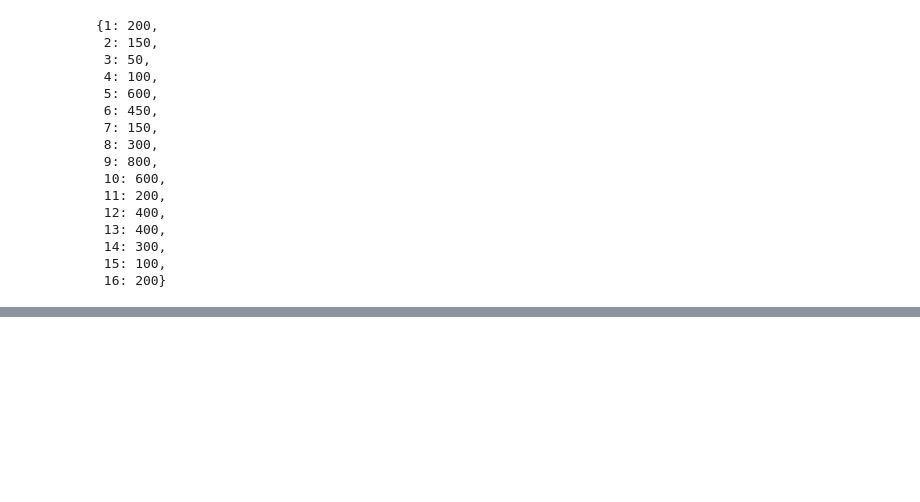
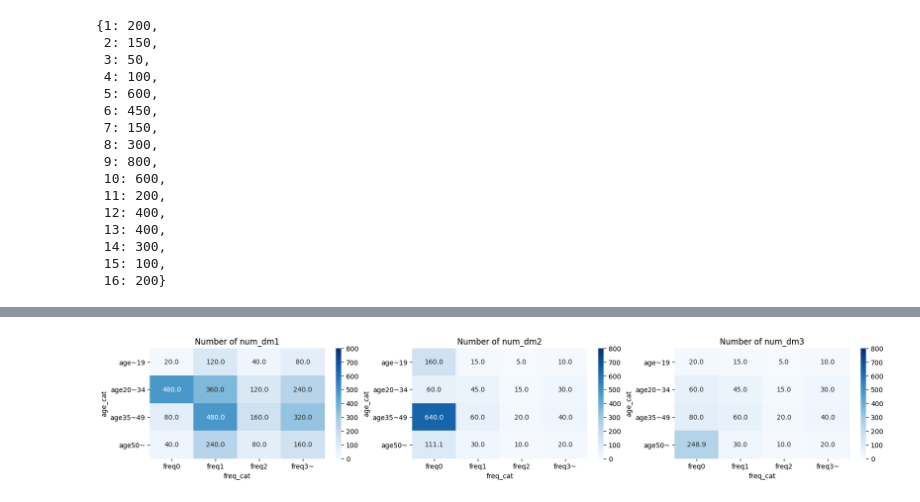
Before and after one commit to eggren3179/learning-numerical-optimization-in-python, a Jupyter notebook: ch04/coupon_and_campaign.ipynb, the cells around one changed output, grey strips where cells are left out. Saved outputs shown, nothing was run; the diff lists cells and outputs as text; code cells hidden in the pictures; blank space fills up the shorter version.

```diff
--- a/ch04/coupon_and_campaign.ipynb
+++ b/ch04/coupon_and_campaign.ipynb
@@ -355,0 +551,5 @@ Culculated time:1.933727741241455 sec
+# %%
+seg_send_df["num_cust"] = seg_send_df["segment_id"].apply(lambda x:Ns_dict[x])
+for i in M_list:
+    seg_send_df[f"send_num_dm{i}"] = seg_send_df[f"send_prob_dm{i}"] * seg_send_df["num_cust"]
+seg_send_df[["segment_id", "send_num_dm1", "send_num_dm2", "send_num_dm3"]]
@@ -355,0 +574,10 @@ Culculated time:1.933727741241455 sec
+# %%
+#各セグメントに対するそれぞれのDMの送付数
+fig,ax = plt.subplots(1,3, figsize=(20,3))
+for i, dm in enumerate([f"send_num_dm{i}" for i in M_list]):
+    send_each_df = pd.pivot_table(data=seg_send_df, values=dm, columns="freq_cat", index="age_cat")
+    send_each_df = send_each_df.reindex(["age~19", "age20~34", "age35~49", "age50~"])
+    sns.heatmap(send_each_df, annot=True, fmt=".1f", cmap="Blues", vmin=0, vmax=800, ax=ax[i])
+    ax[i].set_title(f"Number of {dm.replace('send_', '')}")
+# %% [output]
+[figure, added]
```
Also changed, not shown: parts of 67 cells of this notebook.
